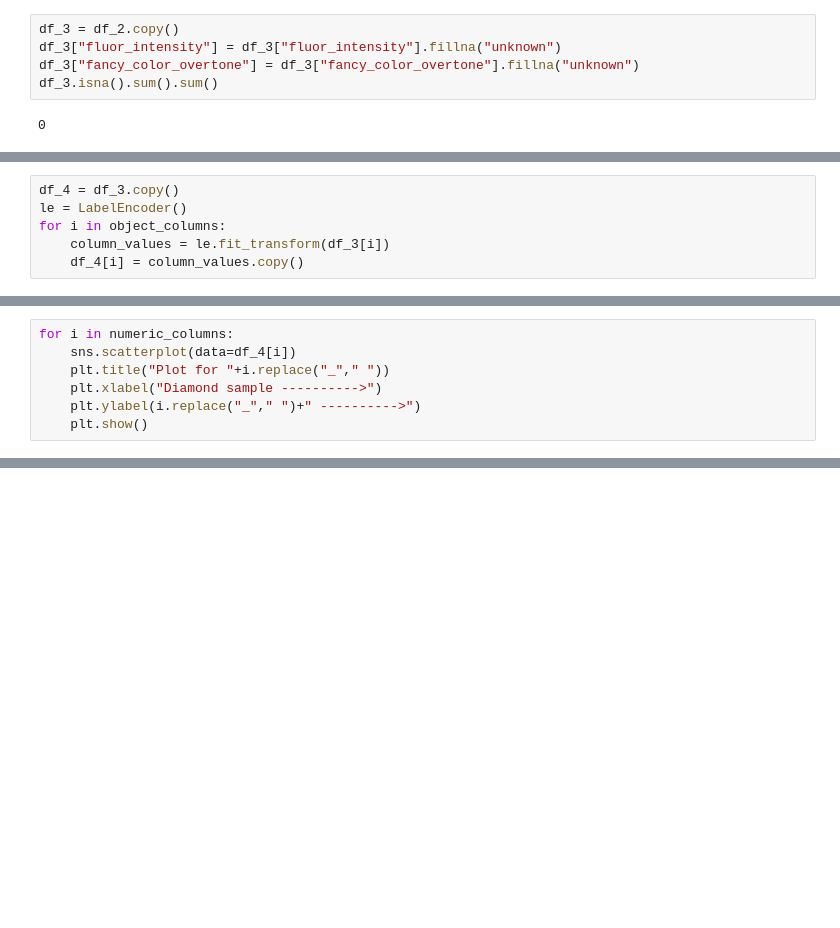
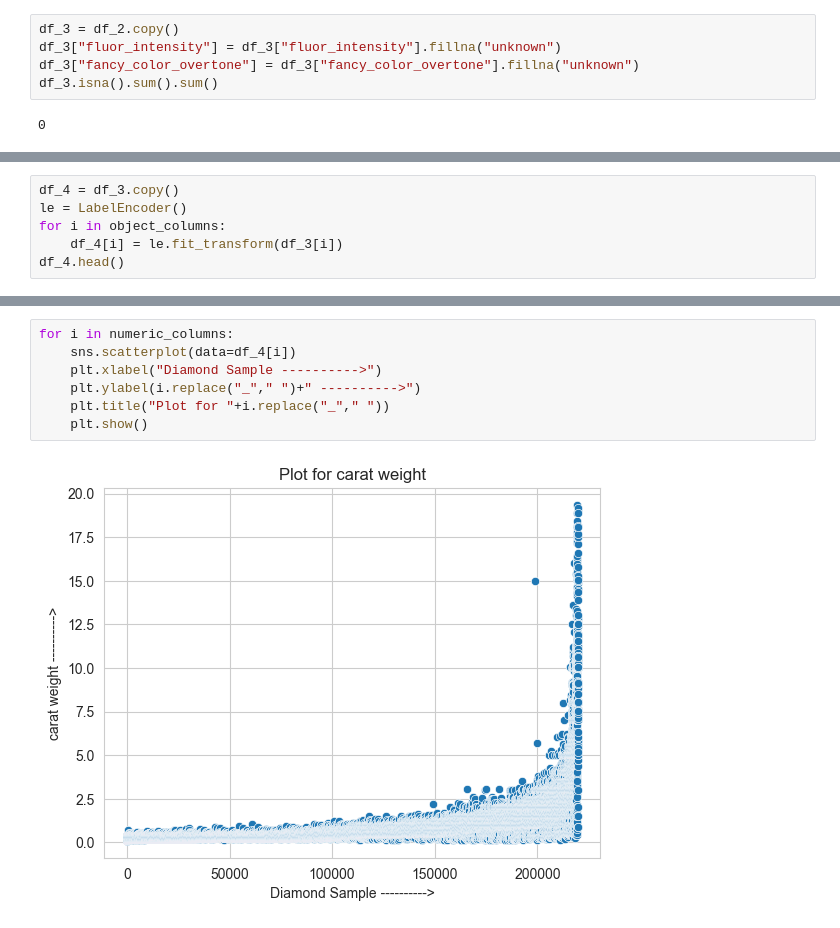
Before and after one commit to amith-vardhan99/udemy, a Jupyter notebook: Diamond Sales Price with Multiple Regression Methods/notebook_2.ipynb, the cells around one changed output, grey strips where cells are left out. Saved outputs shown, nothing was run; the diff lists cells and outputs as text; blank space fills up the shorter version.

```diff
--- a/Diamond Sales Price with Multiple Regression Methods/notebook_2.ipynb
+++ b/Diamond Sales Price with Multiple Regression Methods/notebook_2.ipynb
@@ -103,6 +86,0 @@ Numeric Columns :  ['carat_weight' 'depth_percent' 'table_percent' 'meas_length'
-# %%
-df_4 = df_3.copy()
-le = LabelEncoder()
-for i in object_columns:
-    column_values = le.fit_transform(df_3[i])
-    df_4[i] = column_values.copy()
@@ -127,7 +86,0 @@ df_4
-# %%
-for i in numeric_columns:
-    sns.scatterplot(data=df_4[i])
-    plt.title("Plot for "+i.replace("_"," "))
-    plt.xlabel("Diamond sample ---------->")
-    plt.ylabel(i.replace("_"," ")+" ---------->")
-    plt.show()
@@ -140,0 +101,6 @@ for i in numeric_columns:
+# %%
+df_4 = df_3.copy()
+le = LabelEncoder()
+for i in object_columns:
+    df_4[i] = le.fit_transform(df_3[i])
+df_4.head()
@@ -140,0 +115,9 @@ for i in numeric_columns:
+# %%
+for i in numeric_columns:
+    sns.scatterplot(data=df_4[i])
+    plt.xlabel("Diamond Sample ---------->")
+    plt.ylabel(i.replace("_"," ")+" ---------->")
+    plt.title("Plot for "+i.replace("_"," "))
+    plt.show()
+# %% [output]
+[figure, added]
```
Also changed, not shown: parts of 32 cells of this notebook.
